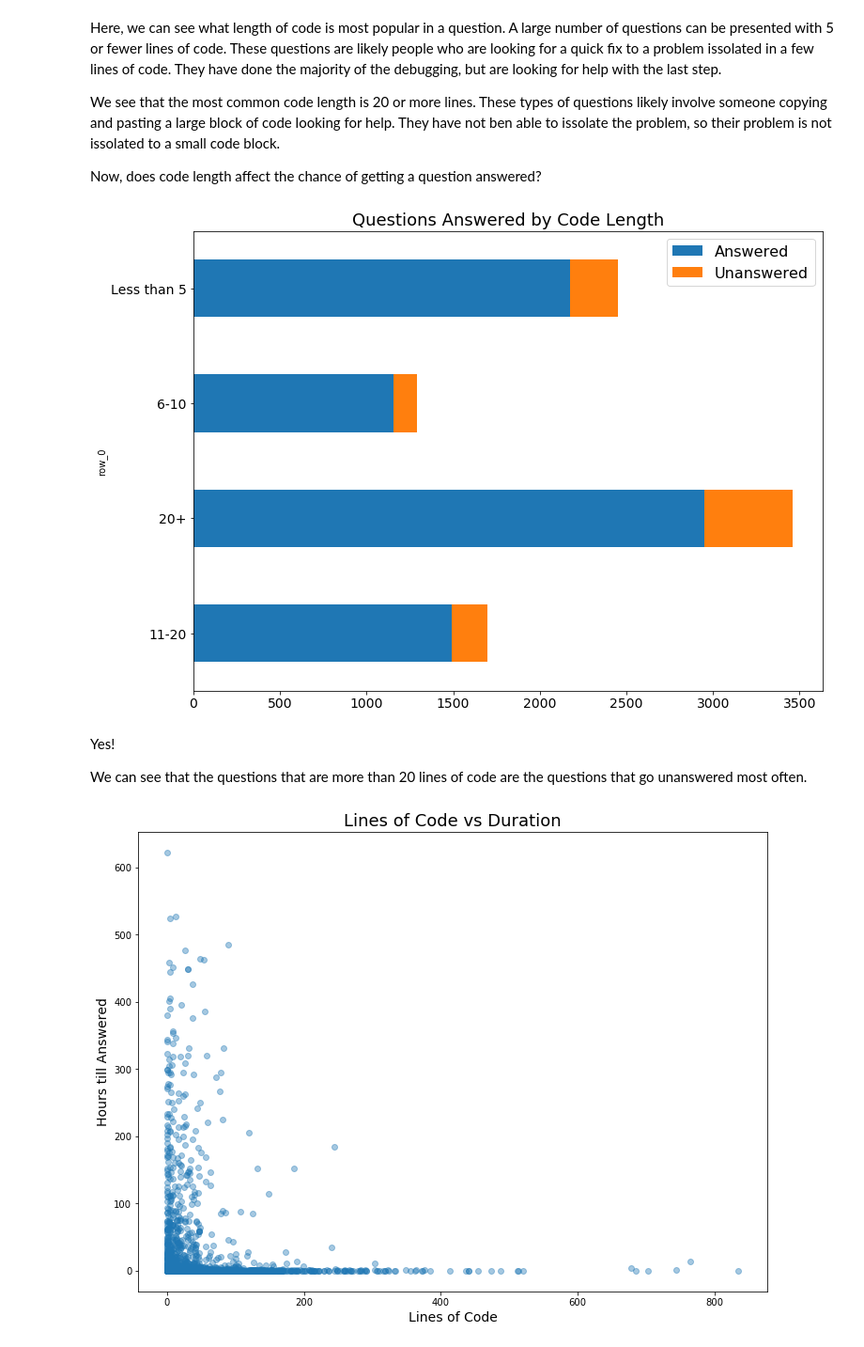
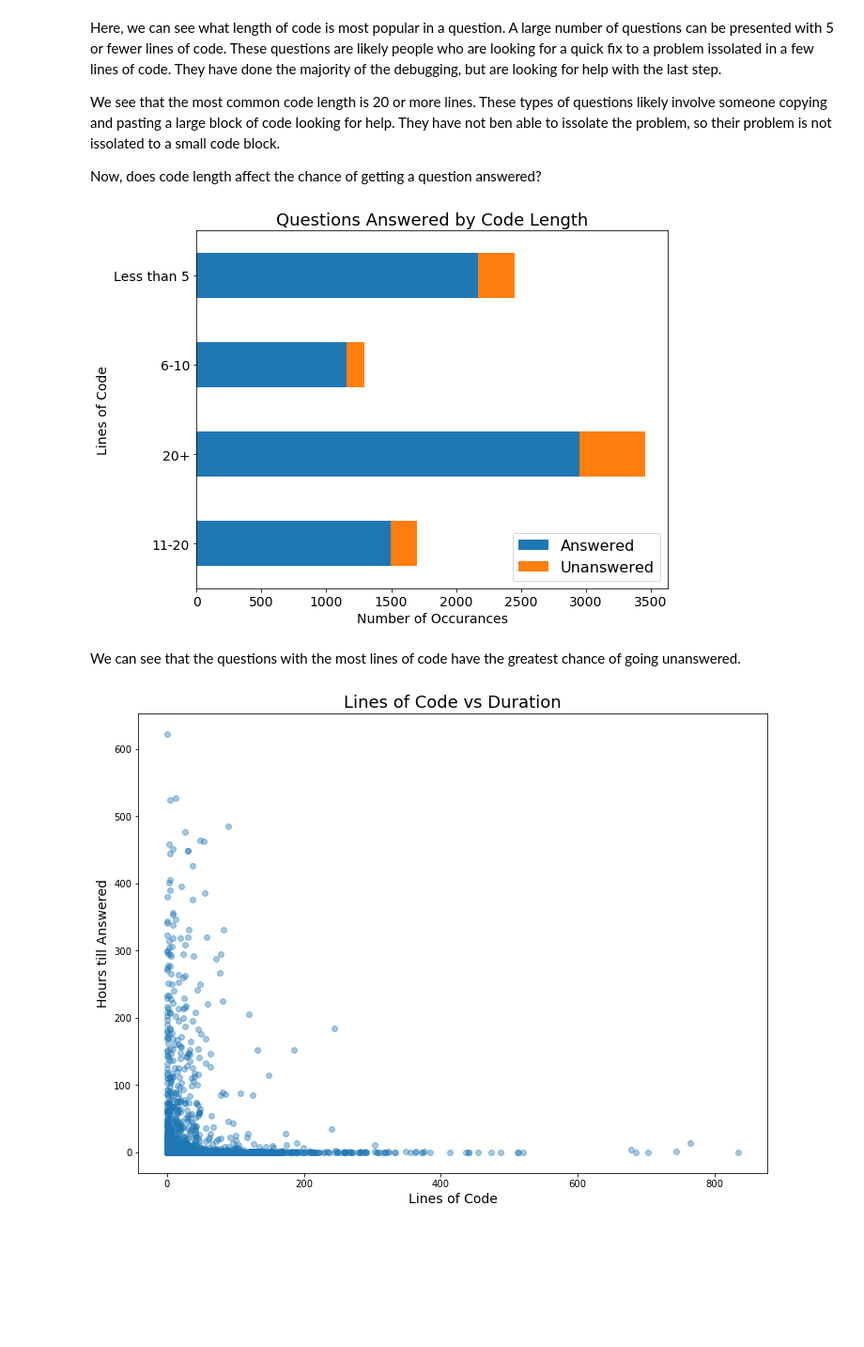
Before and after one commit to jakecarlson1/machine-learning-labs, a Jupyter notebook: Lab2/Lab 2 - Exploring Text Data.ipynb, the cells around one changed output. Shown at 94% size. Saved outputs shown, nothing was run; the diff lists cells and outputs as text; code cells hidden in the pictures; blank space fills up the shorter version.

```diff
--- a/Lab2/Lab 2 - Exploring Text Data.ipynb
+++ b/Lab2/Lab 2 - Exploring Text Data.ipynb
@@ -537,18 +536,18 @@ Now, does code length affect the chance of getting a question answered?
 # %%
 # stacked histogram showing percentage answered
 
 length_vs_response = pd.crosstab([df_lines_of_code], # categories to cross tabulate
                       df.Duration[ df.Code.notnull() ].isnull()) # how to group
-ax = length_vs_response.plot(kind='barh', stacked=True, fontsize=14)
+ax = length_vs_response.plot(kind='barh', stacked=True, fontsize=14, figsize=(9,7))
+ax.set_xlabel('Number of Occurances', fontsize=14)
+ax.set_ylabel('Lines of Code', fontsize=14)
 ax.set_title("Questions Answered by Code Length", fontsize=18)
 plt.legend(["Answered", "Unanswered"], fontsize=16)
 plt.show()
 # %% [output]
-[figure, old version]
+[figure, new version]
 # %% [markdown]
-Yes!
-
-We can see that the questions that are more than 20 lines of code are the questions that go unanswered most often.
+We can see that the questions with the most lines of code have the greatest chance of going unanswered.
 # %%
 lines = [x.count('\n') for x in df.Code[ (df.Code.notnull() & df.Duration.notnull()) ]]
 durations = [(x * 0.000277778) for x in df.Duration[ (df.Code.notnull() & df.Duration.notnull()) ]]
```
Also changed, not shown: parts of 7 cells of this notebook.
